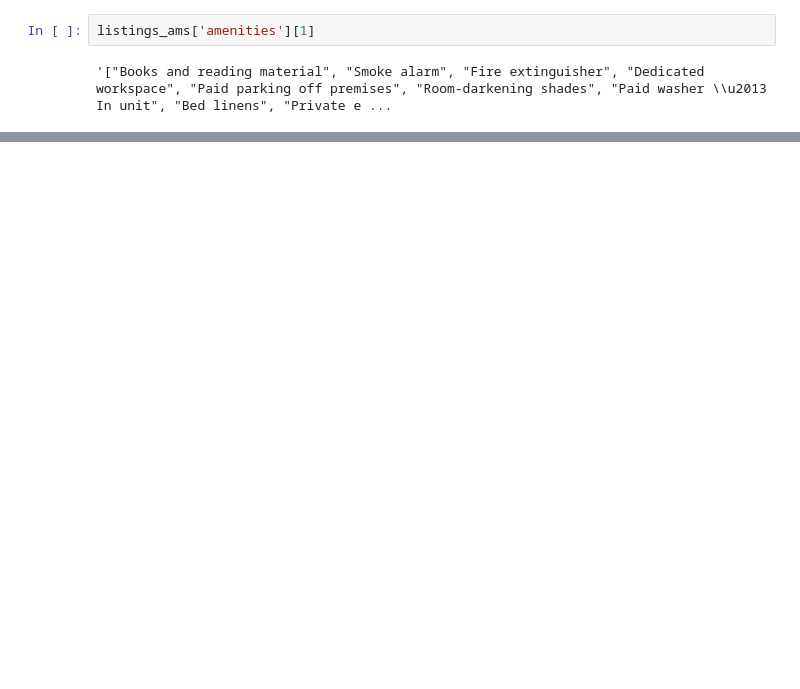
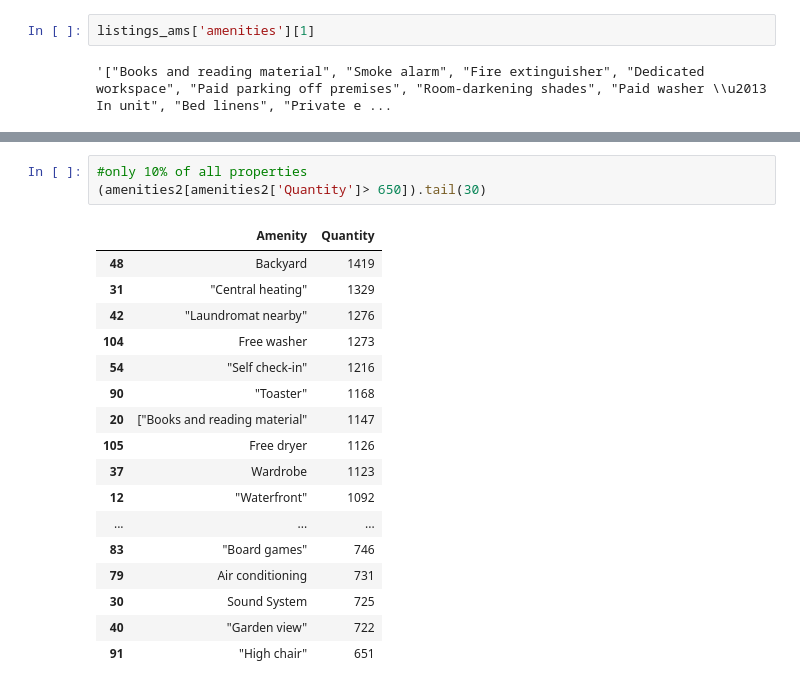
Before and after one commit to estelaoshiro/Mid_bootcamp_project, a Jupyter notebook: notebooks/Data cleaning.ipynb, the cells around one changed output, grey strips where cells are left out. Saved outputs shown, nothing was run; the diff lists cells and outputs as text; blank space fills up the shorter version.

```diff
--- a/notebooks/Data cleaning.ipynb
+++ b/notebooks/Data cleaning.ipynb
@@ -325,0 +509,21 @@ top20_amenities
+# %%
+#only 10% of all properties
+(amenities2[amenities2['Quantity']> 650]).tail(30)
+# %% [output]
+|  | Amenity | Quantity |
+| 48 | Backyard | 1419 |
+| 31 | "Central heating" | 1329 |
+| 42 | "Laundromat nearby" | 1276 |
+| 104 | Free washer | 1273 |
+| 54 | "Self check-in" | 1216 |
+| 90 | "Toaster" | 1168 |
+| 20 | ["Books and reading material" | 1147 |
+| 105 | Free dryer | 1126 |
+| 37 | Wardrobe | 1123 |
+| 12 | "Waterfront" | 1092 |
+| ... | ... | ... |
+| 83 | "Board games" | 746 |
+| 79 | Air conditioning | 731 |
+| 30 | Sound System | 725 |
+| 40 | "Garden view" | 722 |
+| 91 | "High chair" | 651 |
```
Also changed, not shown: parts of 30 cells of this notebook.
